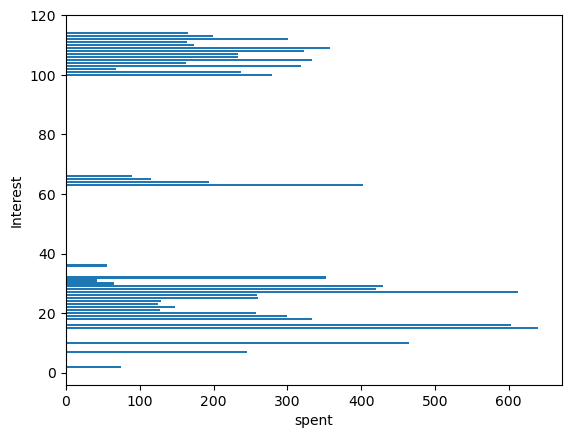
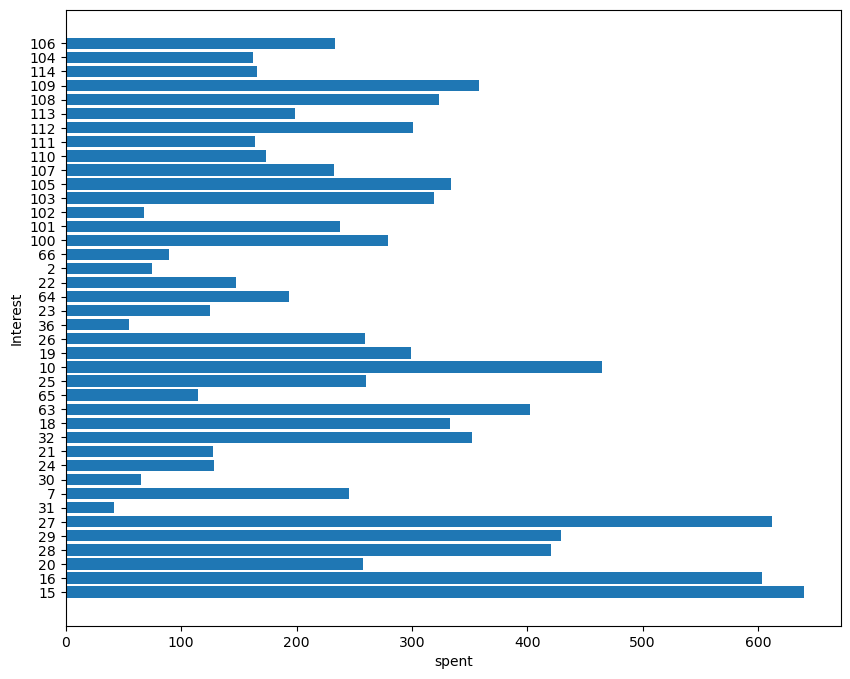
Code edit (unified diff) that turned the first committed figure into the second:
--- before
+++ after
@@ -1,3 +1,4 @@
-plt.barh(df['interest'], df['spent'])
+plt.figure(figsize=(10,8))
+plt.barh(df['interest'].astype(str), df['spent'])
 plt.xlabel('spent')
 plt.ylabel('Interest')

Commit: Updated EDA notebook